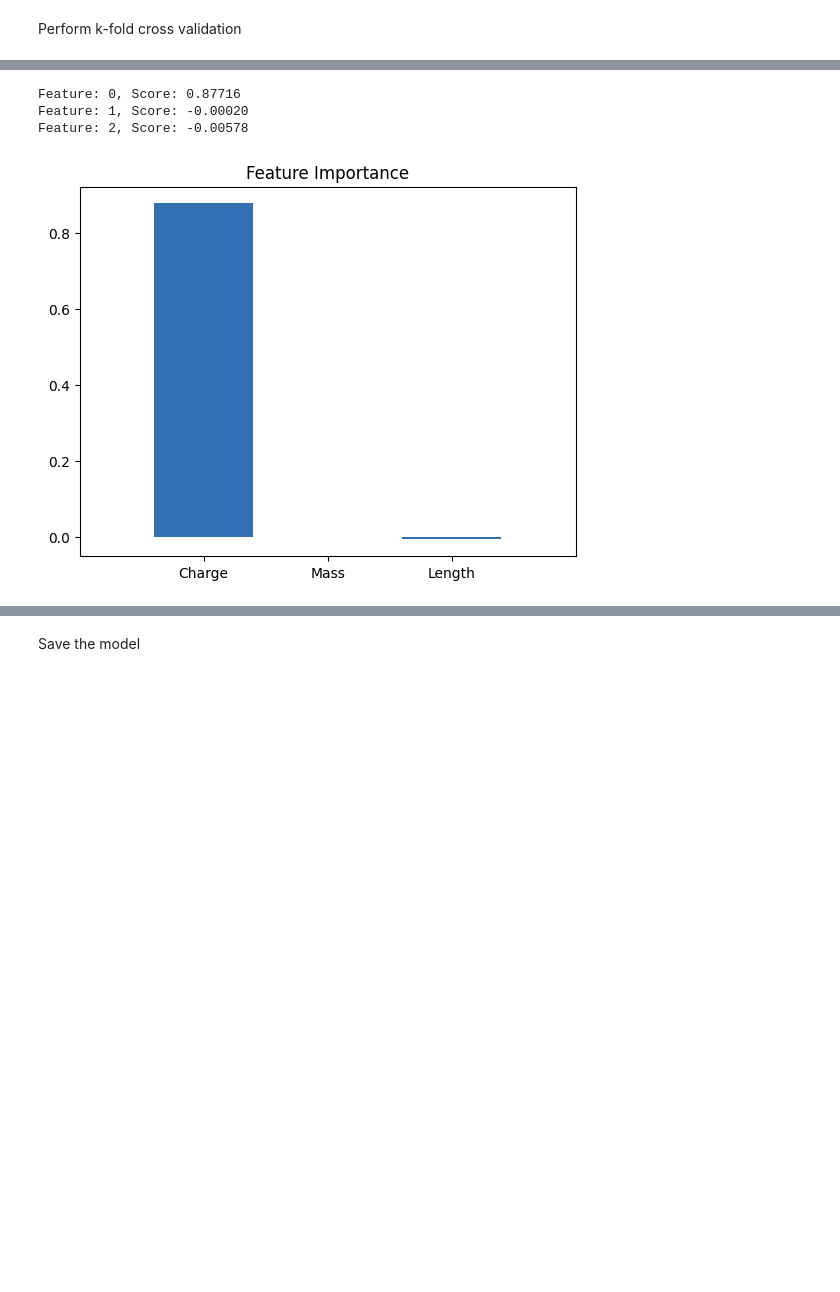
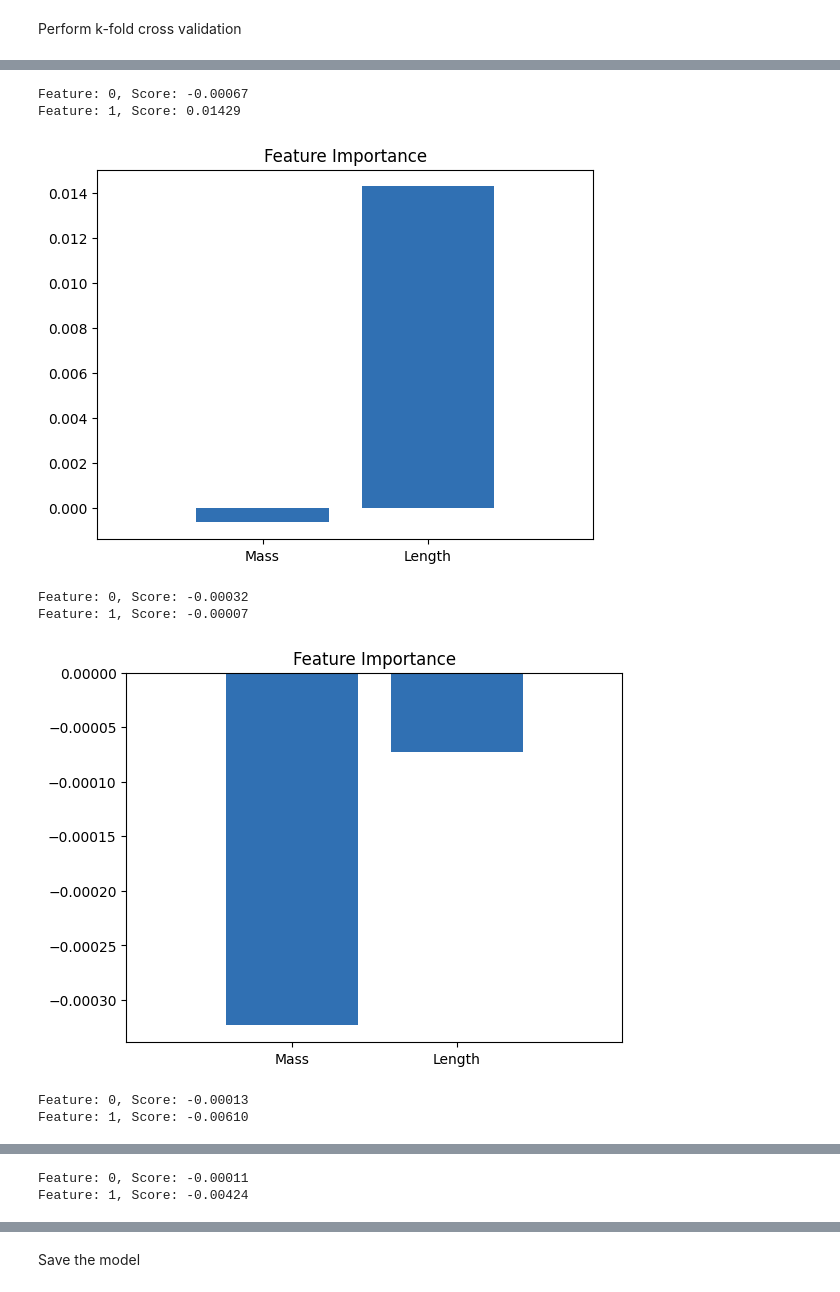
Before and after one commit to IngiumDev/ion-mobility-prediction, a Jupyter notebook: models/lin_reg/lin_reg_0.1.ipynb, the cells around one changed output, grey strips where cells are left out. Cells and saved outputs as stored; diff of their text form; code cells hidden in the pictures; blank space fills up the shorter version.

Commit message:
add plots for all charges

```diff
--- a/models/lin_reg/lin_reg_0.1.ipynb
+++ b/models/lin_reg/lin_reg_0.1.ipynb
@@ -40,6 +40,7 @@ k = 4
 # %% [markdown]
 Perform k-fold cross validation
 # %%
+scores_dict = {}
 for name, group in mb_frames_by_charge:
     print(f"Charge {name}")
     X = X_list[name]
@@ -105,6 +106,8 @@ for name, group in mb_frames_by_charge:
 
     # Print the elapsed time
     print(f'Time elapsed: {elapsed_time:.2f} seconds')
+
+    scores_dict[name] = {"model": model, "avg_mse": average_mse, "avg_mean_rel_err": np.mean(median_relative_errors), "avg_r2": np.mean(r2_scores)}
 # %% [output]
 Charge 1
 Fold: 1
@@ -156,18 +164,23 @@ plt.show()
 # %%
-importance = model.coef_
-# summarize feature importance
-for i,v in enumerate(importance):
- print('Feature: %0d, Score: %.5f' % (i,v))
+for name, group in mb_frames_by_charge:
+    importance = scores_dict[name]["model"].coef_
+    # summarize feature importance
+    for i,v in enumerate(importance):
+     print('Feature: %0d, Score: %.5f' % (i,v))
 
-# plot feature importance
-plt.bar([x for x in range(len(importance))], importance, color="#3070B3")
-plt.title("Feature Importance")
-features = X.columns
-plt.xticks(range(X.shape[1]), model.feature_names_in_, rotation=0)
-plt.xlim([-1, X.shape[1]])
-plt.show()
+    # plot feature importance
+    plt.bar([x for x in range(len(importance))], importance, color="#3070B3")
+    plt.title("Feature Importance")
+    features = X.columns
+    plt.xticks(range(X.shape[1]), model.feature_names_in_, rotation=0)
+    plt.xlim([-1, X.shape[1]])
+    plt.show()
 # %% [output]
-Feature: 0, Score: 0.87716
-Feature: 1, Score: -0.00020
-Feature: 2, Score: -0.00578
+Feature: 0, Score: -0.00067
+Feature: 1, Score: 0.01429
-[figure, old version]
+[figure, new version]
+Feature: 0, Score: -0.00032
+Feature: 1, Score: -0.00007
+[figure, added]
+Feature: 0, Score: -0.00013
+Feature: 1, Score: -0.00610
@@ -173,0 +188,2 @@ Feature: 2, Score: -0.00578
+Feature: 0, Score: -0.00011
+Feature: 1, Score: -0.00424
```
Also changed, not shown: parts of 5 cells of this notebook.
